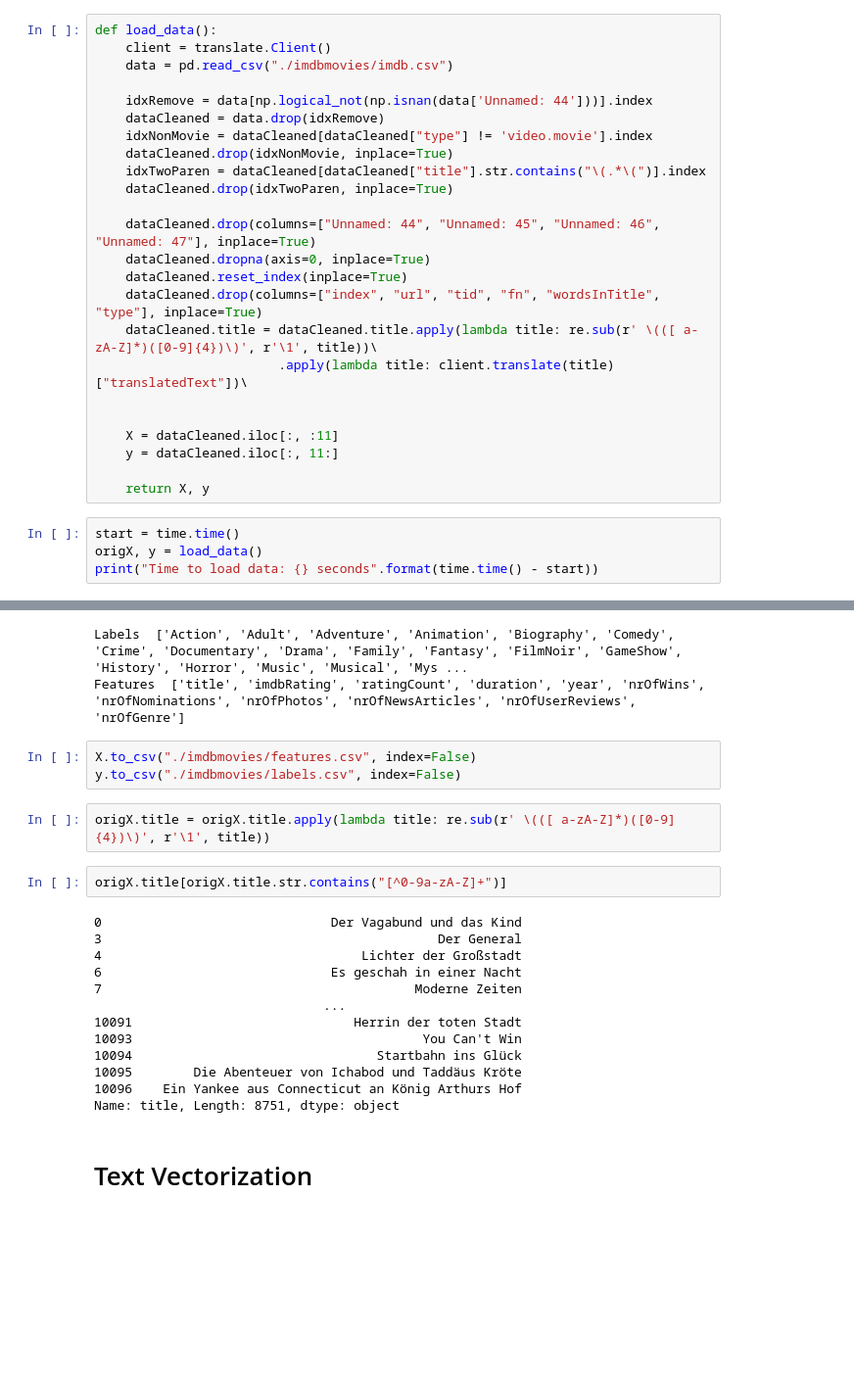
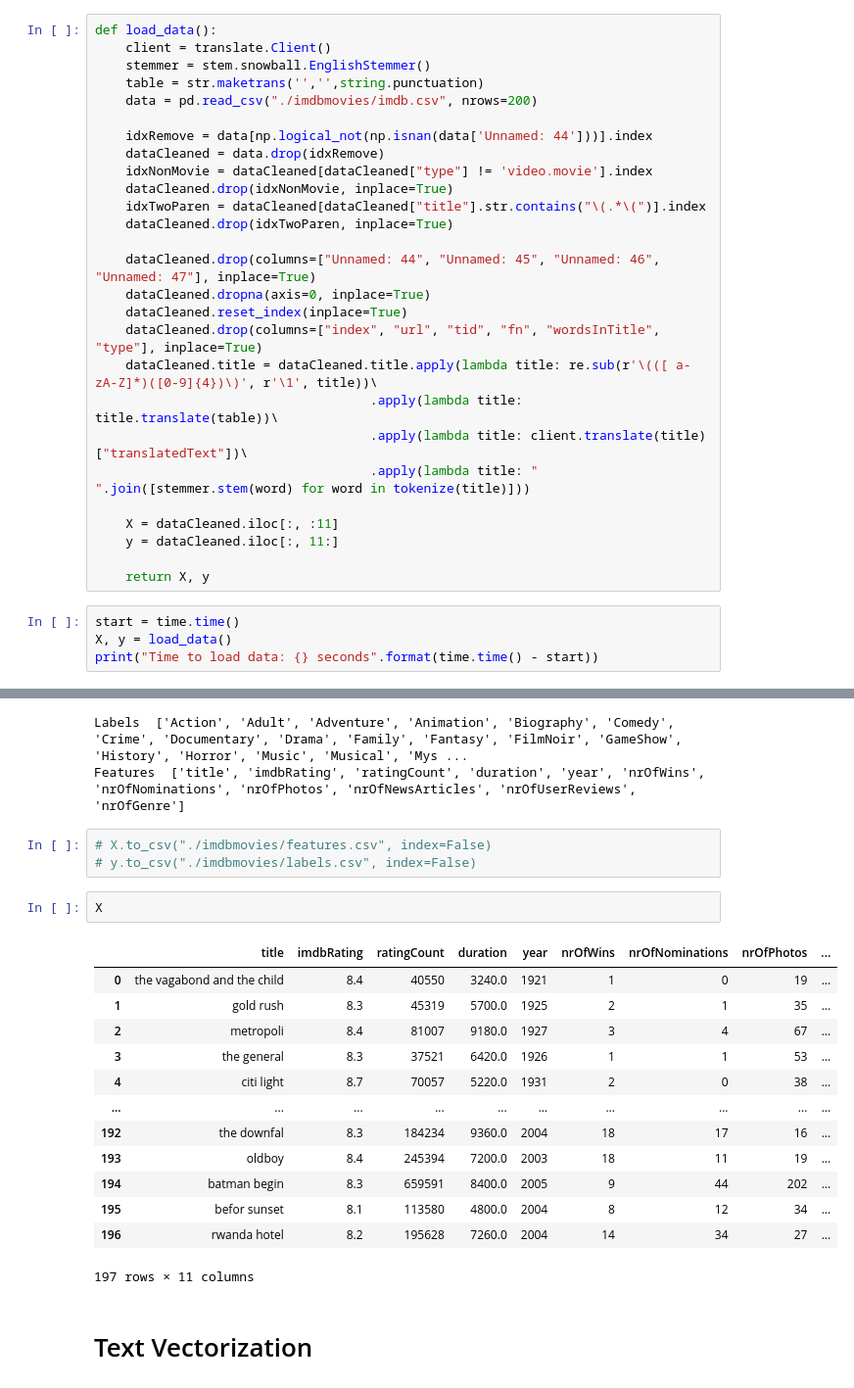
Before and after one commit to anuradhaboche/Movie-Genre-Prediction, a Jupyter notebook: Data Preprocessing.ipynb, the cells around one changed output, grey strips where cells are left out. Shown: that part at 98% size. Drawn from its saved outputs; the diff is of its cells as text; blank space fills up the shorter version.

Commit message:
more title processing: stemming and removing punc

```diff
--- a/Data Preprocessing.ipynb
+++ b/Data Preprocessing.ipynb
@@ -30,7 +40,9 @@ Visualization:
 # %%
 def load_data():
     client = translate.Client()
-    data = pd.read_csv("./imdbmovies/imdb.csv")
+    stemmer = stem.snowball.EnglishStemmer()
+    table = str.maketrans('','',string.punctuation)
+    data = pd.read_csv("./imdbmovies/imdb.csv", nrows=200)
 
     idxRemove = data[np.logical_not(np.isnan(data['Unnamed: 44']))].index
     dataCleaned = data.drop(idxRemove)
@@ -43,9 +55,10 @@ def load_data():
     dataCleaned.dropna(axis=0, inplace=True)
     dataCleaned.reset_index(inplace=True)
     dataCleaned.drop(columns=["index", "url", "tid", "fn", "wordsInTitle", "type"], inplace=True)
-    dataCleaned.title = dataCleaned.title.apply(lambda title: re.sub(r' \(([ a-zA-Z]*)([0-9]{4})\)', r'\1', title))\
-                        .apply(lambda title: client.translate(title)["translatedText"])\
-
+    dataCleaned.title = dataCleaned.title.apply(lambda title: re.sub(r'\(([ a-zA-Z]*)([0-9]{4})\)', r'\1', title))\
+                                    .apply(lambda title: title.translate(table))\
+                                    .apply(lambda title: client.translate(title)["translatedText"])\
+                                    .apply(lambda title: " ".join([stemmer.stem(word) for word in tokenize(title)]))
 
     X = dataCleaned.iloc[:, :11]
     y = dataCleaned.iloc[:, 11:]
@@ -53,6 +66,6 @@ def load_data():
     return X, y
 # %%
 start = time.time()
-origX, y = load_data()
+X, y = load_data()
 print("Time to load data: {} seconds".format(time.time() - start))
 # %% [output]
@@ -64,25 +77,24 @@ print("Features ", X.columns.to_list())
 Labels  ['Action', 'Adult', 'Adventure', 'Animation', 'Biography', 'Comedy', 'Crime', 'Documentary', 'Drama', 'Family', 'Fantasy', 'FilmNoir', 'GameShow', 'History', 'Horror', 'Music', 'Musical', 'Mys ...
 Features  ['title', 'imdbRating', 'ratingCount', 'duration', 'year', 'nrOfWins', 'nrOfNominations', 'nrOfPhotos', 'nrOfNewsArticles', 'nrOfUserReviews', 'nrOfGenre']
 # %%
-X.to_csv("./imdbmovies/features.csv", index=False)
-y.to_csv("./imdbmovies/labels.csv", index=False)
+# X.to_csv("./imdbmovies/features.csv", index=False)
+# y.to_csv("./imdbmovies/labels.csv", index=False)
-# %%
-origX.title = origX.title.apply(lambda title: re.sub(r' \(([ a-zA-Z]*)([0-9]{4})\)', r'\1', title))
-# %%
-origX.title[origX.title.str.contains("[^0-9a-zA-Z]+")]
-# %% [output]
-0                              Der Vagabund und das Kind
-3                                            Der General
-4                                  Lichter der Großstadt
-6                              Es geschah in einer Nacht
-7                                         Moderne Zeiten
-                              ...
-10091                             Herrin der toten Stadt
-10093                                      You Can't Win
-10094                                Startbahn ins Glück
-10095        Die Abenteuer von Ichabod und Taddäus Kröte
-10096    Ein Yankee aus Connecticut an König Arthurs Hof
-Name: title, Length: 8751, dtype: object
+# %%
+X
+# %% [output]
+|  | title | imdbRating | ratingCount | duration | year | nrOfWins | nrOfNominations | nrOfPhotos | ... |
+| 0 | the vagabond and the child | 8.4 | 40550 | 3240.0 | 1921 | 1 | 0 | 19 | ... |
+| 1 | gold rush | 8.3 | 45319 | 5700.0 | 1925 | 2 | 1 | 35 | ... |
+| 2 | metropoli | 8.4 | 81007 | 9180.0 | 1927 | 3 | 4 | 67 | ... |
+| 3 | the general | 8.3 | 37521 | 6420.0 | 1926 | 1 | 1 | 53 | ... |
+| 4 | citi light | 8.7 | 70057 | 5220.0 | 1931 | 2 | 0 | 38 | ... |
+| ... | ... | ... | ... | ... | ... | ... | ... | ... | ... |
+| 192 | the downfal | 8.3 | 184234 | 9360.0 | 2004 | 18 | 17 | 16 | ... |
+| 193 | oldboy | 8.4 | 245394 | 7200.0 | 2003 | 18 | 11 | 19 | ... |
+| 194 | batman begin | 8.3 | 659591 | 8400.0 | 2005 | 9 | 44 | 202 | ... |
+| 195 | befor sunset | 8.1 | 113580 | 4800.0 | 2004 | 8 | 12 | 34 | ... |
+| 196 | rwanda hotel | 8.2 | 195628 | 7260.0 | 2004 | 14 | 34 | 27 | ... |
+197 rows × 11 columns
 # %% [markdown]
 # Text Vectorization
 # %%
```
Also changed, not shown: parts of 8 cells of this notebook.
